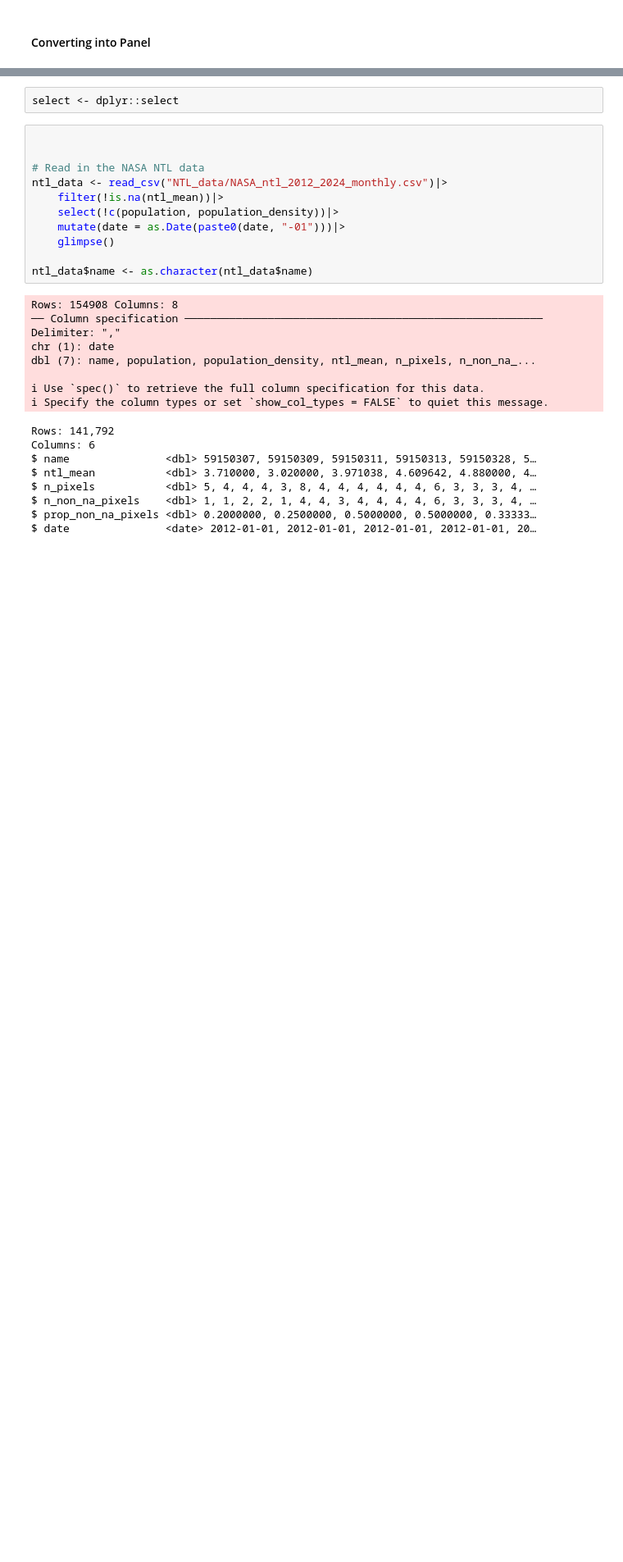
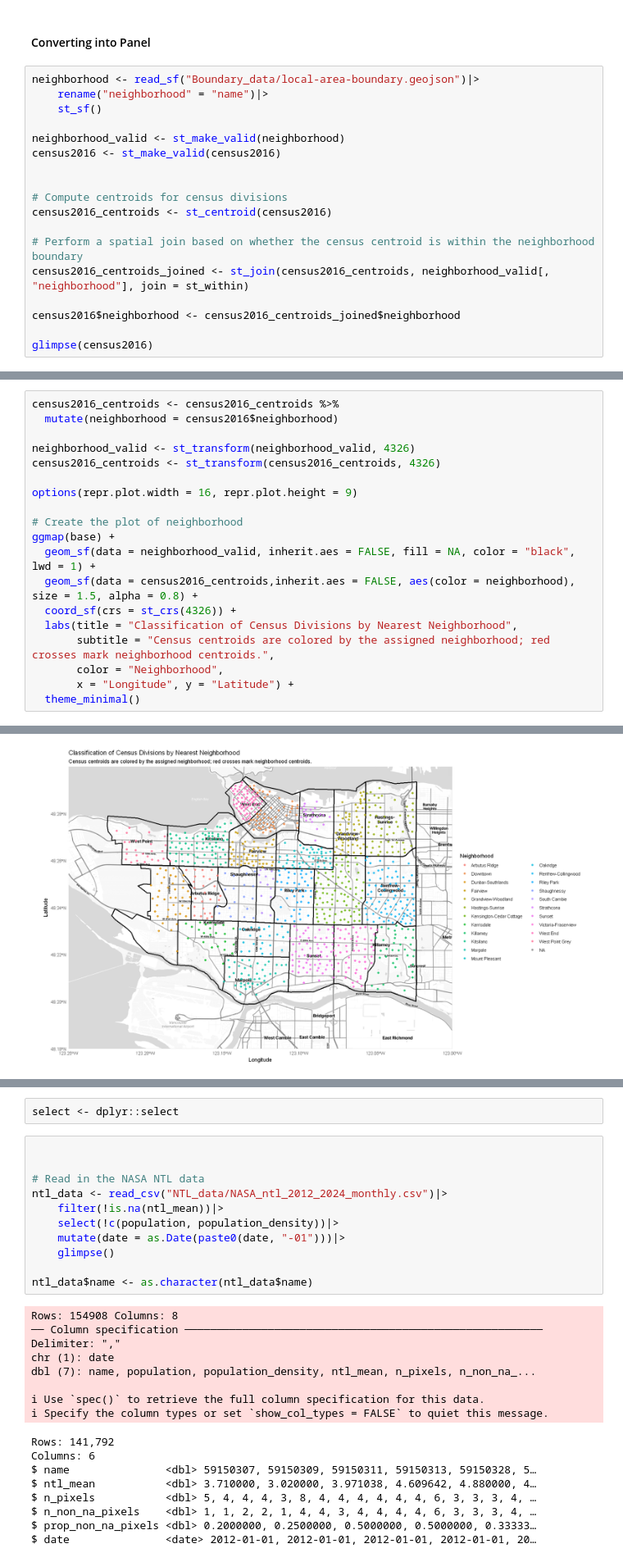
Before and after one commit to Irene-Berezin/econ_398_project, a Jupyter notebook: project_workbook.ipynb, the cells around one changed output, grey strips where cells are left out. Shown at 82% size. Drawn from its saved outputs; the diff is of its cells as text; blank space fills up the shorter version.

```diff
--- a/project_workbook.ipynb
+++ b/project_workbook.ipynb
@@ -223,2 +215,20 @@ print(sum(crime_trend_complete$crime_count == 0))
 # %% [markdown]
 #### Converting into Panel
+# %%
+neighborhood <- read_sf("Boundary_data/local-area-boundary.geojson")|>
+    rename("neighborhood" = "name")|>
+    st_sf()
+
+neighborhood_valid <- st_make_valid(neighborhood)
+census2016 <- st_make_valid(census2016)
+
+
+# Compute centroids for census divisions
+census2016_centroids <- st_centroid(census2016)
+
+# Perform a spatial join based on whether the census centroid is within the neighborhood boundary
+census2016_centroids_joined <- st_join(census2016_centroids, neighborhood_valid[, "neighborhood"], join = st_within)
+
+census2016$neighborhood <- census2016_centroids_joined$neighborhood
+
+glimpse(census2016)
@@ -224,0 +274,20 @@ print(sum(crime_trend_complete$crime_count == 0))
+# %%
+census2016_centroids <- census2016_centroids %>%
+  mutate(neighborhood = census2016$neighborhood)
+
+neighborhood_valid <- st_transform(neighborhood_valid, 4326)
+census2016_centroids <- st_transform(census2016_centroids, 4326)
+
+options(repr.plot.width = 16, repr.plot.height = 9)
+
+# Create the plot of neighborhood
+ggmap(base) +
+  geom_sf(data = neighborhood_valid, inherit.aes = FALSE, fill = NA, color = "black", lwd = 1) +
+  geom_sf(data = census2016_centroids,inherit.aes = FALSE, aes(color = neighborhood), size = 1.5, alpha = 0.8) +
+  coord_sf(crs = st_crs(4326)) +
+  labs(title = "Classification of Census Divisions by Nearest Neighborhood",
+       subtitle = "Census centroids are colored by the assigned neighborhood; red crosses mark neighborhood centroids.",
+       color = "Neighborhood",
+       x = "Longitude", y = "Latitude") +
+  theme_minimal()
+# %% [output]
@@ -225,3 +296,4 @@ print(sum(crime_trend_complete$crime_count == 0))
+[figure, added]
 # %%
 census2016_panel <- merge(census2016, crime_trend_complete, by = "name")|>
     arrange(year, month)|>
```
Also changed, not shown: parts of 28 cells of this notebook, 1 other file.
